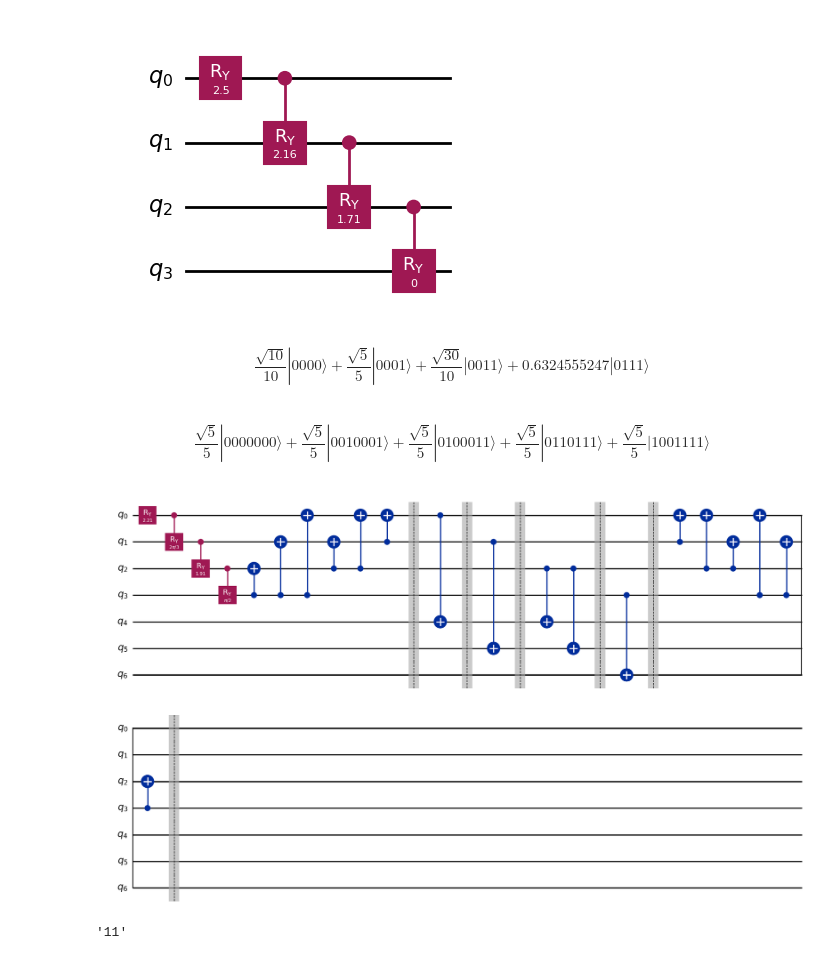
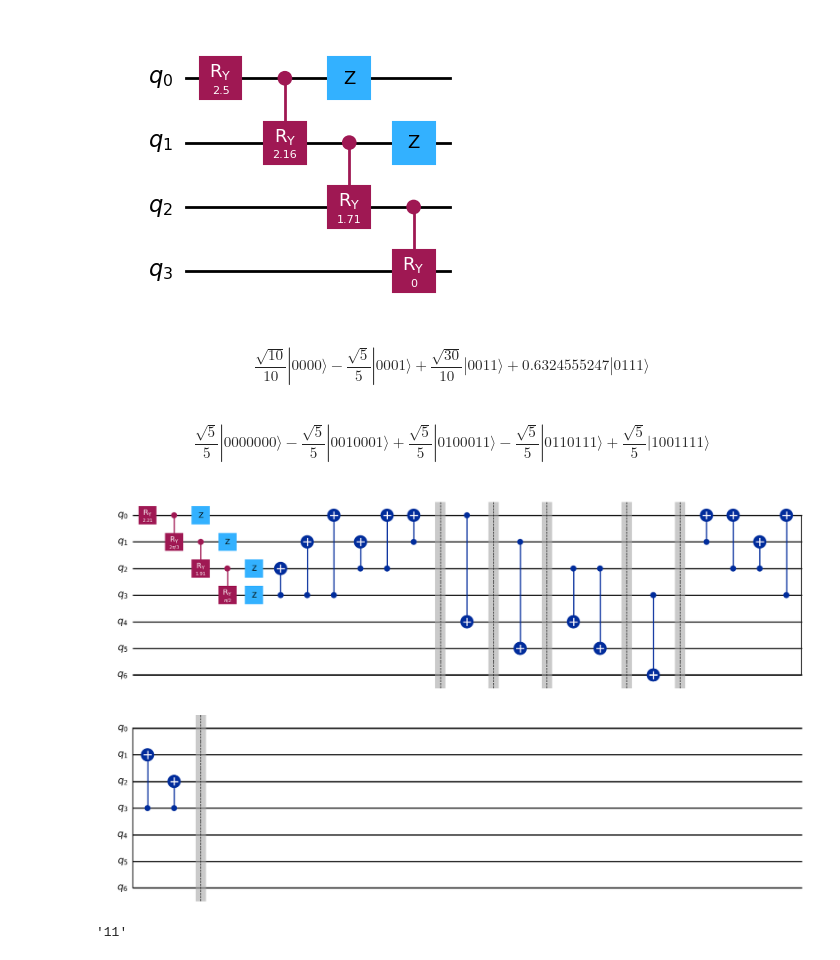
Before and after one commit to BankNatchapol/DQI-Circuit, a Jupyter notebook: src/whit3z-version.ipynb, the cells around one changed output. Saved outputs shown, nothing was run; the diff lists cells and outputs as text; code cells hidden in the pictures.

```diff
--- a/src/whit3z-version.ipynb
+++ b/src/whit3z-version.ipynb
@@ -19,44 +19,49 @@ def weighted_unary_encoding(num_bit: int, weights: list[float]) -> qiskit.Quantu
     qc.ry(betas[0], 0)
     for i in range(1, num_bit):
         qc.cry(betas[i], i - 1, i)
+
+    for i in range(1, len(weights)):
+        if weights[i] * weights[i - 1] < 0:
+            qc.z(i - 1)
+
     return qc
 
-qc = weighted_unary_encoding(4, np.array([0.31622777, 0.4472136 , 0.54772256, 0.63245553]))
+qc = weighted_unary_encoding(4, np.array([0.31622777, -0.4472136 , 0.54772256, 0.63245553]))
 display(qc.draw('mpl'))
 qiskit.quantum_info.Statevector(qc).draw('latex')
 # %% [output]
-[figure, old version]
+[figure, new version]
-$$\frac{\sqrt{10}}{10} |0000\rangle+\frac{\sqrt{5}}{5} |0001\rangle+\frac{\sqrt{30}}{10} |0011\rangle+0.6324555247 |0111\rangle$$
+$$\frac{\sqrt{10}}{10} |0000\rangle- \frac{\sqrt{5}}{5} |0001\rangle+\frac{\sqrt{30}}{10} |0011\rangle+0.6324555247 |0111\rangle$$
 # %%
 def unary_fanout_to_binary(num_bit: int) -> qiskit.QuantumCircuit:
     qc = qiskit.QuantumCircuit(num_bit + int(np.ceil(np.log2(num_bit)) + 1))
     for i in reversed(range(1, num_bit)):
         for j in reversed(range(i)):
             qc.cx(i, j)
     qc.barrier()
     for i in range(num_bit):
         n = i + 1
         for j, bitset in enumerate(reversed(f'{n:b}')):
             if bitset == '1':
                 qc.cx(i, num_bit + j)
         qc.barrier()
     for i in range(1, num_bit):
         for j in range(i):
             qc.cx(i, j)
     qc.barrier()
 
 
     return qc
 
 qc = qiskit.QuantumCircuit(4 + int(np.ceil(np.log2(4)) + 1))
 # qc.compose(weighted_unary_encoding(4, np.array([0.31622777, 0.4472136 , 0.54772256, 0.63245553])), inplace=True)
-qc.compose(weighted_unary_encoding(4, np.array([np.sqrt(1/5) for _ in range(5)])), inplace=True)
+qc.compose(weighted_unary_encoding(4, np.array([np.sqrt(1/5) * (-1) ** i for i in range(5)])), inplace=True)
 qc.compose(unary_fanout_to_binary(4), inplace=True)
 display(qiskit.quantum_info.Statevector(qc).draw('latex'))
 qc.draw('mpl')
 # %% [output]
-$$\frac{\sqrt{5}}{5} |0000000\rangle+\frac{\sqrt{5}}{5} |0010001\rangle+\frac{\sqrt{5}}{5} |0100011\rangle+\frac{\sqrt{5}}{5} |0110111\rangle+\frac{\sqrt{5}}{5} |1001111\rangle$$
+$$\frac{\sqrt{5}}{5} |0000000\rangle- \frac{\sqrt{5}}{5} |0010001\rangle+\frac{\sqrt{5}}{5} |0100011\rangle- \frac{\sqrt{5}}{5} |0110111\rangle+\frac{\sqrt{5}}{5} |1001111\rangle$$
-[figure, old version]
+[figure, new version]
 # %%
 a = 3
 f'{a:b}'
```
